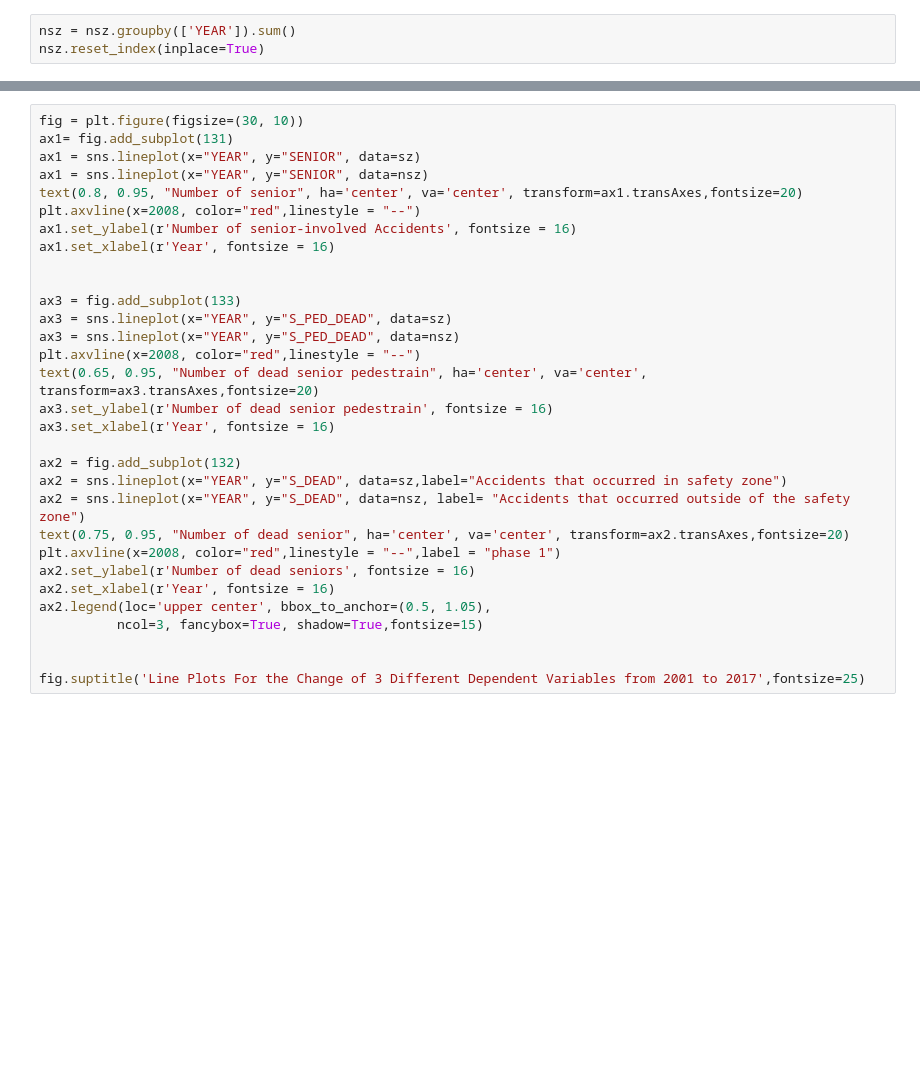
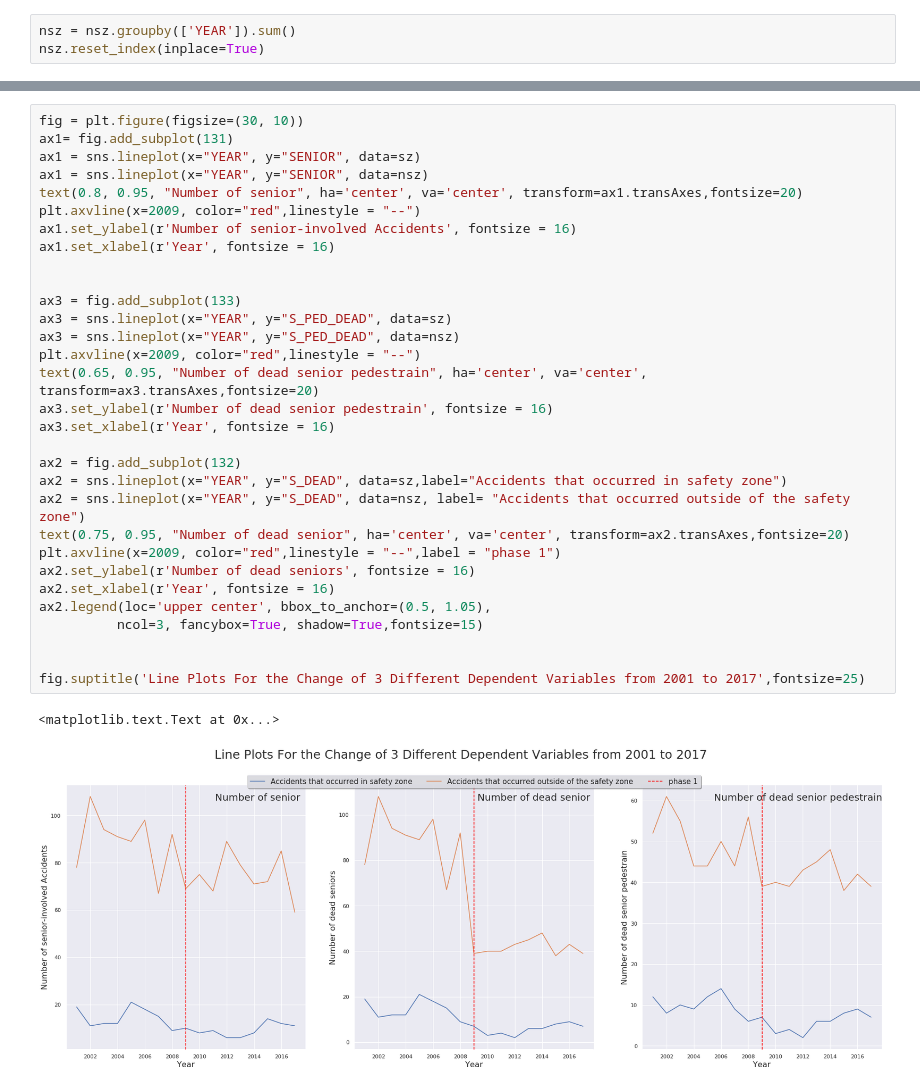
Before and after one commit to agingcapstone/agingcapstone_notebooks, a Jupyter notebook: 6.Line_Plots_For_Final_Report.ipynb, the cells around one changed output, grey strips where cells are left out. Saved outputs shown, nothing was run; the diff lists cells and outputs as text; blank space fills up the shorter version.

```diff
--- a/6.Line_Plots_For_Final_Report.ipynb
+++ b/6.Line_Plots_For_Final_Report.ipynb
@@ -35,31 +46,34 @@ df.shape
 # %%
 fig = plt.figure(figsize=(30, 10))
 ax1= fig.add_subplot(131)
 ax1 = sns.lineplot(x="YEAR", y="SENIOR", data=sz)
 ax1 = sns.lineplot(x="YEAR", y="SENIOR", data=nsz)
 text(0.8, 0.95, "Number of senior", ha='center', va='center', transform=ax1.transAxes,fontsize=20)
-plt.axvline(x=2008, color="red",linestyle = "--")
+plt.axvline(x=2009, color="red",linestyle = "--")
 ax1.set_ylabel(r'Number of senior-involved Accidents', fontsize = 16)
 ax1.set_xlabel(r'Year', fontsize = 16)
 
 
 ax3 = fig.add_subplot(133)
 ax3 = sns.lineplot(x="YEAR", y="S_PED_DEAD", data=sz)
 ax3 = sns.lineplot(x="YEAR", y="S_PED_DEAD", data=nsz)
-plt.axvline(x=2008, color="red",linestyle = "--")
+plt.axvline(x=2009, color="red",linestyle = "--")
 text(0.65, 0.95, "Number of dead senior pedestrain", ha='center', va='center', transform=ax3.transAxes,fontsize=20)
 ax3.set_ylabel(r'Number of dead senior pedestrain', fontsize = 16)
 ax3.set_xlabel(r'Year', fontsize = 16)
 
 ax2 = fig.add_subplot(132)
 ax2 = sns.lineplot(x="YEAR", y="S_DEAD", data=sz,label="Accidents that occurred in safety zone")
 ax2 = sns.lineplot(x="YEAR", y="S_DEAD", data=nsz, label= "Accidents that occurred outside of the safety zone")
 text(0.75, 0.95, "Number of dead senior", ha='center', va='center', transform=ax2.transAxes,fontsize=20)
-plt.axvline(x=2008, color="red",linestyle = "--",label = "phase 1")
+plt.axvline(x=2009, color="red",linestyle = "--",label = "phase 1")
 ax2.set_ylabel(r'Number of dead seniors', fontsize = 16)
 ax2.set_xlabel(r'Year', fontsize = 16)
 ax2.legend(loc='upper center', bbox_to_anchor=(0.5, 1.05),
           ncol=3, fancybox=True, shadow=True,fontsize=15)
 
 
 fig.suptitle('Line Plots For the Change of 3 Different Dependent Variables from 2001 to 2017',fontsize=25)
+# %% [output]
+<matplotlib.text.Text at 0x...>
+[figure, added]
```
Also changed, not shown: parts of 8 cells of this notebook.
